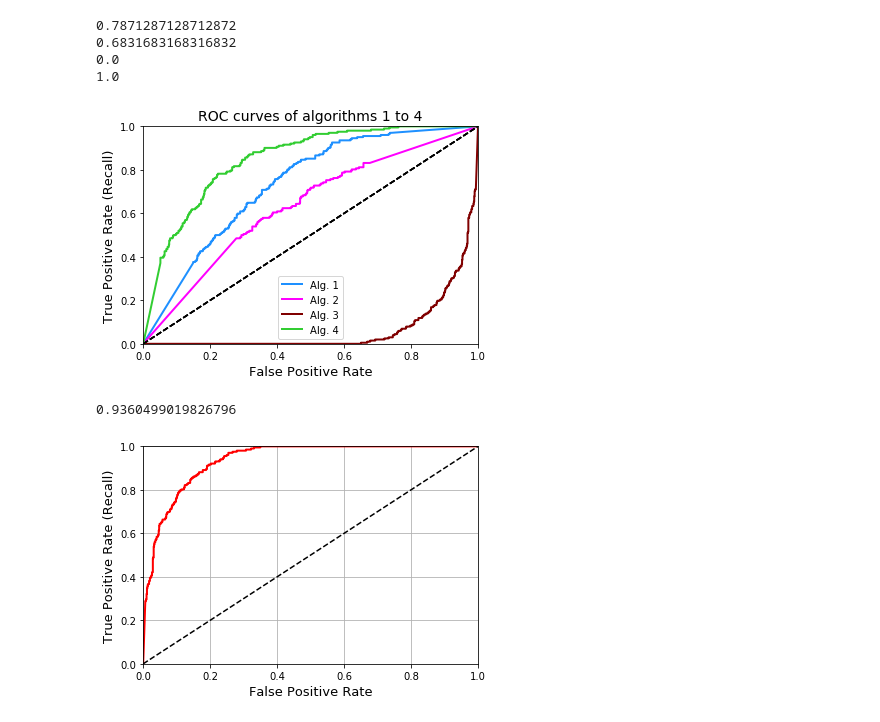
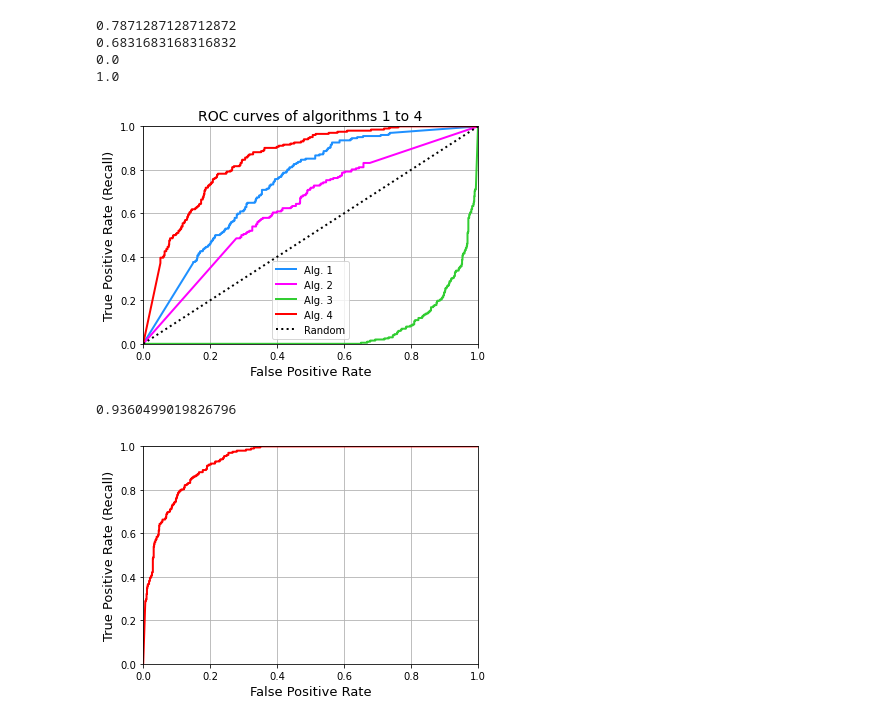
Before and after one commit to larswe/introductory-applied-machine-learning, a Jupyter notebook: Coursework 1/Untitled.ipynb, the cells around one changed output. Drawn from its saved outputs; the diff is of its cells as text; code cells hidden in the pictures.

Commit message:
CW1: Minor changes to various texts & ROC/Pol.Reg. curves

```diff
--- a/Coursework 1/Untitled.ipynb
+++ b/Coursework 1/Untitled.ipynb
@@ -151,8 +160,8 @@ from sklearn.preprocessing import PolynomialFeatures
 
 models = []
 Phi_polys = []
-colours = ["dodgerblue", "fuchsia", "maroon", "limegreen"]
-alphas = [1, 1, 0.9, 0.6]
+colours = ["dodgerblue", "fuchsia", "limegreen", "r"]
+alphas = [1, 1, 0.9, 0.8]
 
 for M in range(1,5):
     poly_features = PolynomialFeatures(degree=M, include_bias=False)
@@ -169,15 +178,23 @@ for M in range(1,5):
     Phi_coords_poly = np.c_[np.ones((len(X_coords_poly), 1)), X_coords_poly]
     y_predict = lin_reg.predict(Phi_coords_poly)
 
-    pred, = plt.plot(X_coords, y_predict, colours[M-1], alpha=alphas[M-1])
+    if (M != 4):
+        pred, = plt.plot(X_coords, y_predict, colours[M-1], alpha=alphas[M-1])
+    else:
+        pred, = plt.plot(X_coords, y_predict, "r:", alpha=alphas[M-1])
+
     pred.set_label("Predictions, M=" + str(M))
 
 obs, = plt.plot(X, y, "b.")
 obs.set_label("Observations")
-plt.legend()
+leg = plt.legend()
+for line in leg.get_lines():
+    line.set_linewidth(3.)
 plt.axis([-5, 5, -20, 40])
 plt.xlabel("input x\N{SUBSCRIPT ONE}", fontsize=13)
 plt.ylabel("output y", fontsize=13)
 plt.title("Comparison of Pol. Reg. models of different degrees", fontsize=13)
+for line in plt.gca().lines:
+    line.set_linewidth(3.)
 plt.show()
 # %% [output]
@@ -500,7 +512,6 @@ print(recall_score(y, alg_4_bin))
 # %%
 def plot_roc_curve(fpr, tpr, colour="r", label=None):
     plt.plot(fpr, tpr, colour, linewidth=2, label=label)
-    plt.plot([0, 1], [0, 1], "k--") # Dashed diagonal
     plt.axis([0, 1, 0, 1])
     plt.xlabel("False Positive Rate", fontsize=13)
     plt.ylabel("True Positive Rate (Recall)", fontsize=13)
@@ -509,13 +520,14 @@ def plot_roc_curve(fpr, tpr, colour="r", label=None):
 # %%
 plot_roc_curve(fpr_1, tpr_1, colours[0], label="Alg. 1")
 plot_roc_curve(fpr_2, tpr_2, colours[1], label="Alg. 2")
 plot_roc_curve(fpr_3, tpr_3, colours[2], label="Alg. 3")
 plot_roc_curve(fpr_4, tpr_4, colours[3], label="Alg. 4")
+plot_roc_curve(np.linspace(0, 1, 100), np.linspace(0,1,100), "k:", label = "Random")
 plt.legend()
 plt.title("ROC curves of algorithms 1 to 4", fontsize=14)
 plt.show()
 # %% [output]
-[figure, old version]
+[figure, new version]
 # %%
 alg_3_inv = [1-x for x in alg_3]
 ras_3_inv = roc_auc_score(y, alg_3_inv)
@@ -524,4 +536,4 @@ fpr_3_inv, tpr_3_inv, thresholds_3_inv = roc_curve(y, alg_3_inv)
 plot_roc_curve(fpr_3_inv, tpr_3_inv, label="Alg. 3 inv")
 # %% [output]
 0.9360499019826796
-[figure, old version]
+[figure, new version]
```
Also changed, not shown: parts of 11 cells of this notebook, 4 other files.
